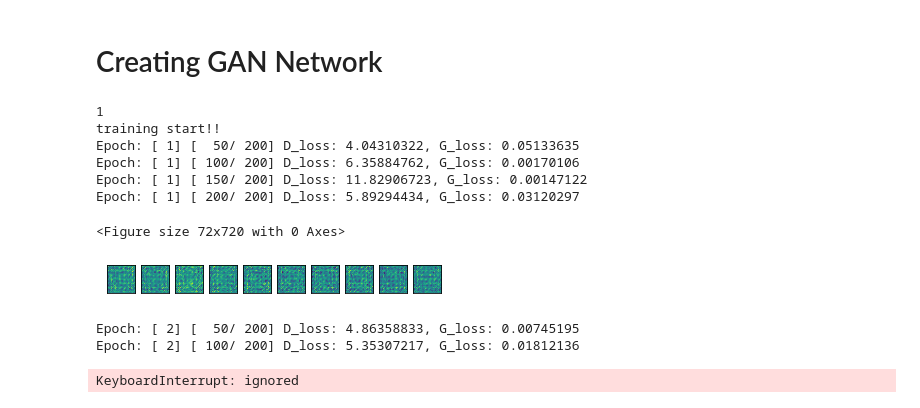
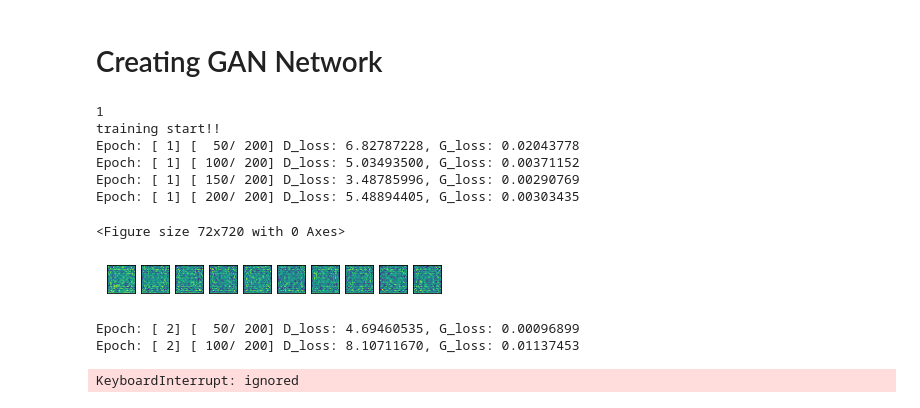
Before and after one commit to Olivia-Feldman/NUGAN-DISTGAN, a Jupyter notebook: DIST_GAN2.ipynb, the cells around one changed output. Cells and saved outputs as stored; diff of their text form; code cells hidden in the pictures.

```diff
--- a/DIST_GAN2.ipynb
+++ b/DIST_GAN2.ipynb
@@ -295,7 +277,7 @@ class GAN():
                 #print("\tR_loss:", R_loss.shape)
                 f = torch.mean(D_recon - D_fake) #distance between reconstructed imgs and reconstructed fake imgs
                 #print("\tf:", f.shape)
-                g = torch.mean(recon - z_) * 1.45  # distance between reconstruced imgs and noise
+                g = torch.mean(recon - z_) * 1.47  # distance between reconstruced imgs and noise # higher value = initial lowvD training loss
                 #print("\tg:", g.shape)
                 R_reg = torch.square(f - g)
 
@@ -443,24 +425,24 @@ def digit_frequency(gan):
     plt.ylabel("Quantity")
     plt.title("Labels in MNIST 784 dataset")
 # %%
-params = {'beta1': 0.5, 'beta2': 0.999,'lr_g':0.0002,'lr_d':0.02,'max_epochs':100}
+params = {'beta1': 0.5, 'beta2': 0.9,'lr_g':0.001,'lr_d':0.001,'max_epochs':100}
 #params = {'lr_g':0.0002,'max_epochs':100}
 params['z_dim'] = 128
-params['base_size'] = 64
+params['base_size'] = 128
 
 gan = GAN(params)
 
 
 gan.train()
 # %% [output]
 1
 training start!!
-Epoch: [ 1] [  50/ 200] D_loss: 4.04310322, G_loss: 0.05133635
-Epoch: [ 1] [ 100/ 200] D_loss: 6.35884762, G_loss: 0.00170106
-Epoch: [ 1] [ 150/ 200] D_loss: 11.82906723, G_loss: 0.00147122
-Epoch: [ 1] [ 200/ 200] D_loss: 5.89294434, G_loss: 0.03120297
+Epoch: [ 1] [  50/ 200] D_loss: 6.82787228, G_loss: 0.02043778
+Epoch: [ 1] [ 100/ 200] D_loss: 5.03493500, G_loss: 0.00371152
+Epoch: [ 1] [ 150/ 200] D_loss: 3.48785996, G_loss: 0.00290769
+Epoch: [ 1] [ 200/ 200] D_loss: 5.48894405, G_loss: 0.00303435
 <Figure size 72x720 with 0 Axes>
-[figure, old version]
+[figure, new version]
-Epoch: [ 2] [  50/ 200] D_loss: 4.86358833, G_loss: 0.00745195
-Epoch: [ 2] [ 100/ 200] D_loss: 5.35307217, G_loss: 0.01812136
+Epoch: [ 2] [  50/ 200] D_loss: 4.69460535, G_loss: 0.00096899
+Epoch: [ 2] [ 100/ 200] D_loss: 8.10711670, G_loss: 0.01137453
 KeyboardInterrupt: ignored
```
Also changed, not shown: parts of 1 cell of this notebook.
